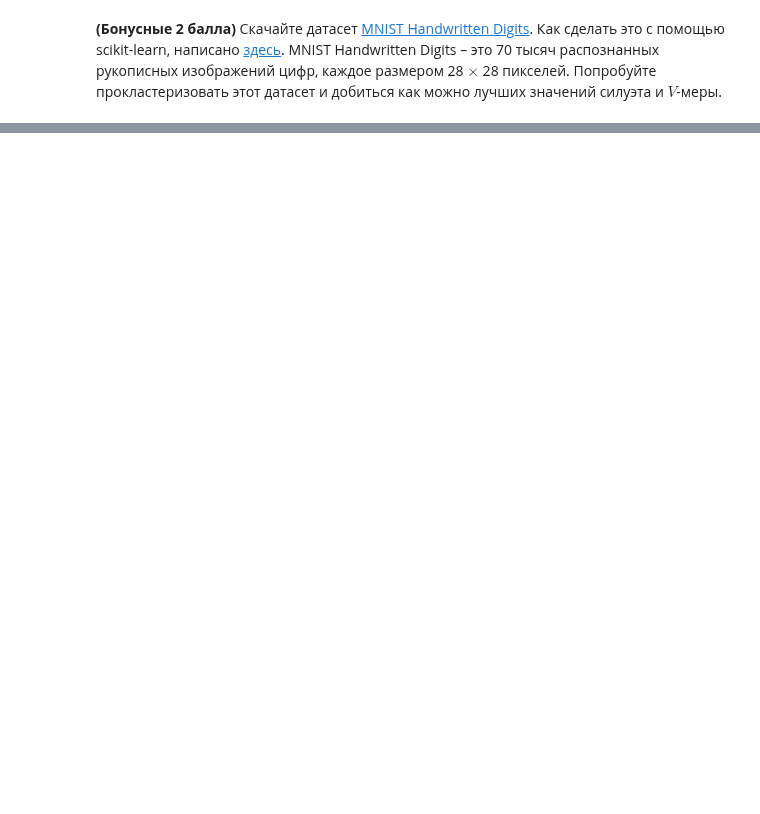
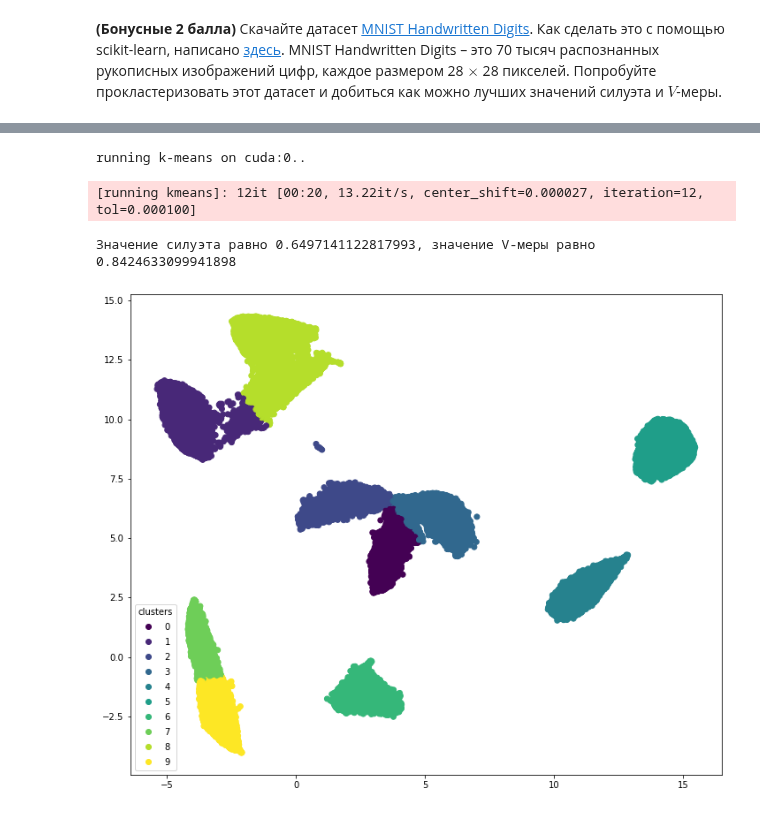
Before and after one commit to kinkpunk/ml-intro, a Jupyter notebook: 7_clustering/clustering.ipynb, the cells around one changed output, grey strips where cells are left out. Saved outputs shown, nothing was run; the diff lists cells and outputs as text; code cells hidden in the pictures; blank space fills up the shorter version.

```diff
--- a/7_clustering/clustering.ipynb
+++ b/7_clustering/clustering.ipynb
@@ -547,0 +575,5 @@ plt.show()
+# %%
+cluster_ids_x, cluster_centers = kmeans(X=X_torch, num_clusters=10, distance='euclidean', device=torch.device('cuda:0'))
+# %% [output]
+running k-means on cuda:0..
+[running kmeans]: 12it [00:20, 13.22it/s, center_shift=0.000027, iteration=12, tol=0.000100]
@@ -547,0 +583,11 @@ plt.show()
+# %%
+print('Значение силуэта равно {}, значение V-меры равно {}'.format(silh_score_umap, v_score_umap))
+# %% [output]
+Значение силуэта равно 0.6497141122817993, значение V-меры равно 0.8424633099941898
+# %%
+fig, ax = plt.subplots(figsize=(12,10))
+cltrs = ax.scatter(x=X_torch[:, 0], y=X_torch[:, 1], c=cluster_ids_x, cmap='viridis')
+ax.legend(*cltrs.legend_elements(), title='clusters')
+plt.show()
+# %% [output]
+[figure, added]
```
Also changed, not shown: parts of 52 cells of this notebook.
